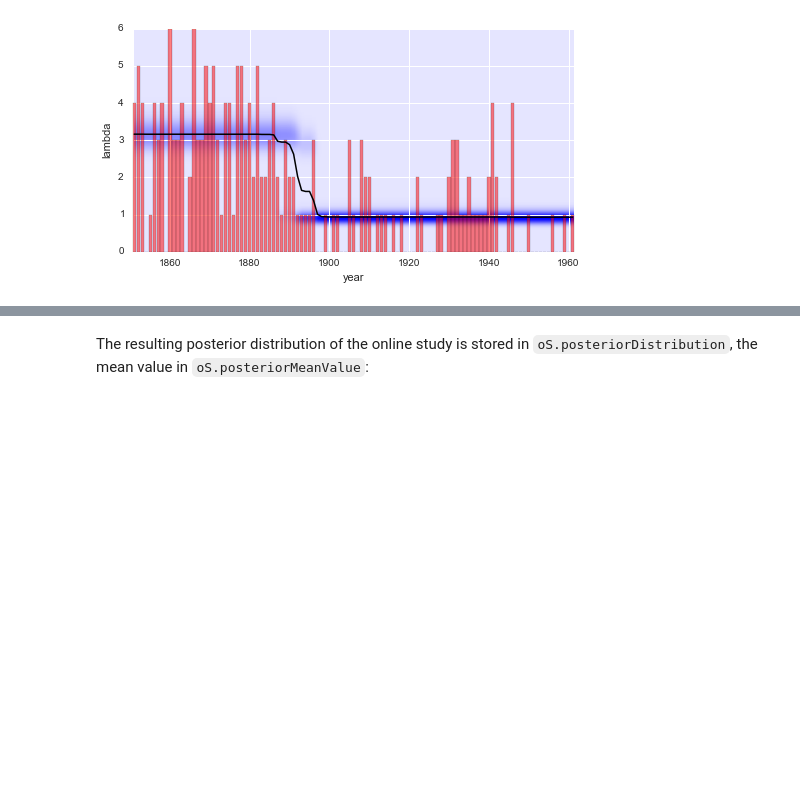
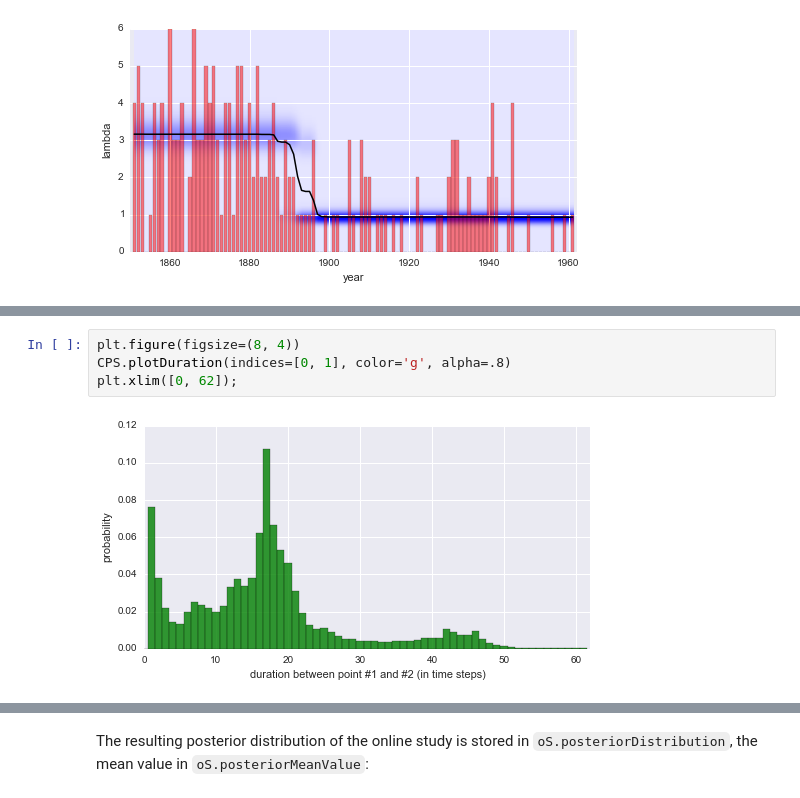
Before and after one commit to christophmark/bayesloop, a Jupyter notebook: docs/bayesloop_tutorial.ipynb, the cells around one changed output, grey strips where cells are left out. Cells and saved outputs as stored; diff of their text form; blank space fills up the shorter version.

```diff
--- a/docs/bayesloop_tutorial.ipynb
+++ b/docs/bayesloop_tutorial.ipynb
@@ -609,0 +645,6 @@ plt.xlabel('year')
+# %%
+plt.figure(figsize=(8, 4))
+CPS.plotDuration(indices=[0, 1], color='g', alpha=.8)
+plt.xlim([0, 62]);
+# %% [output]
+[figure, added]
```
Also changed, not shown: parts of 33 cells of this notebook.
